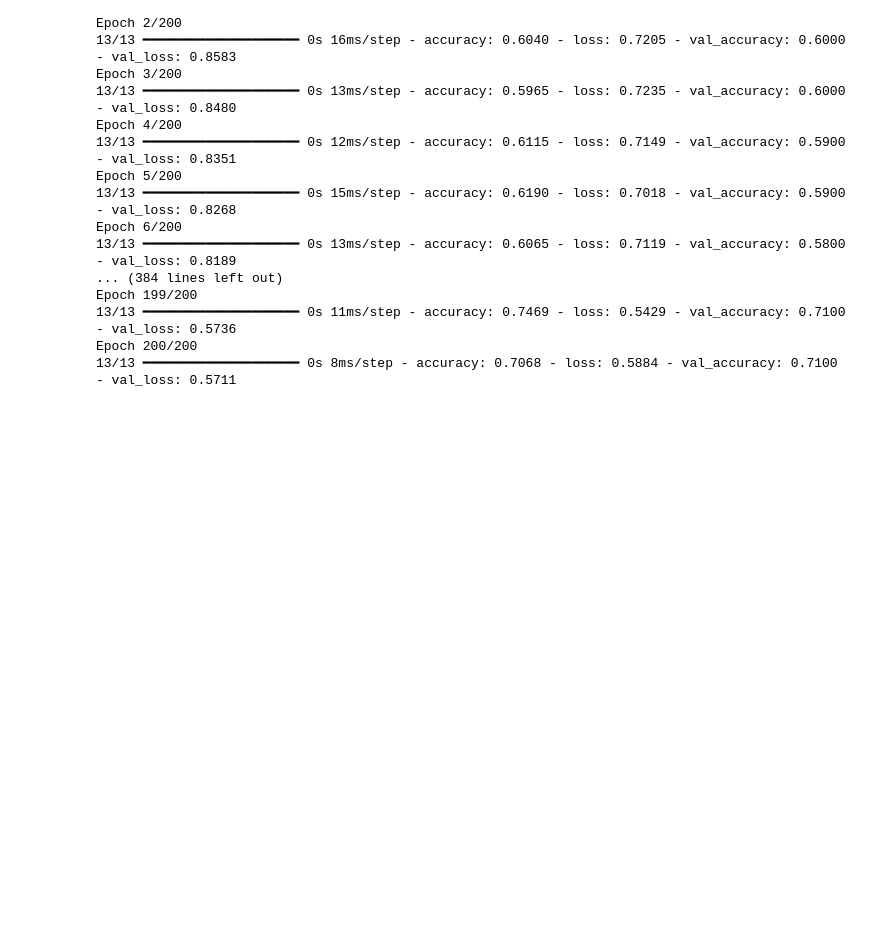
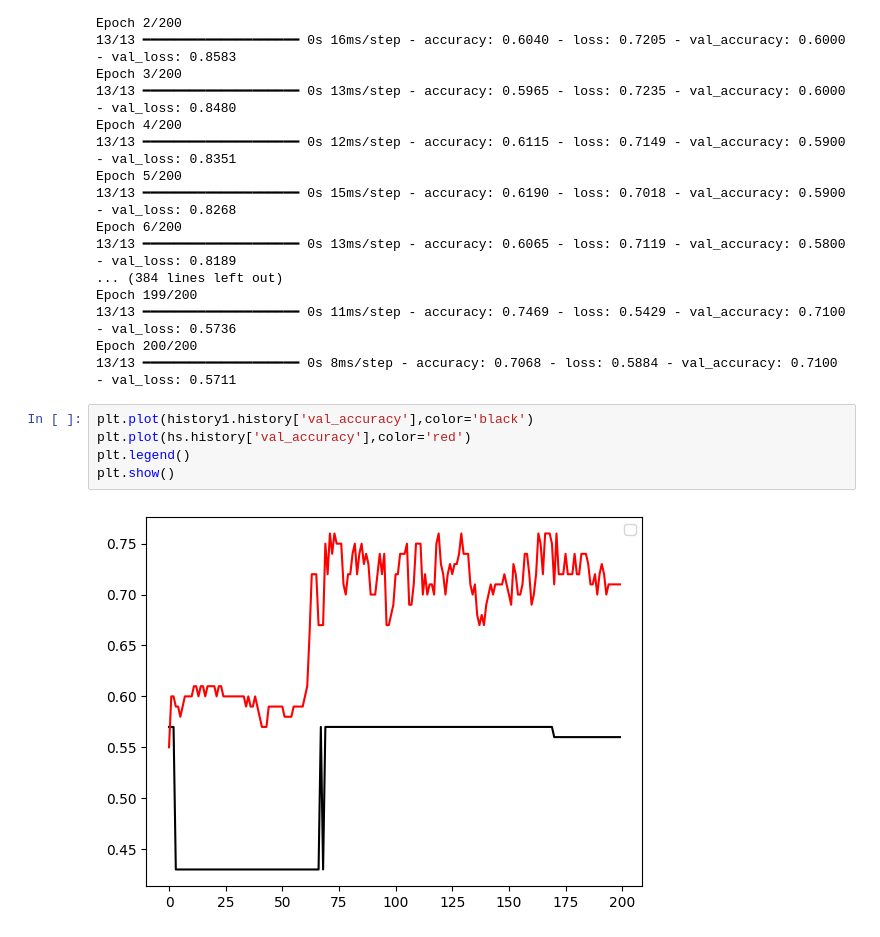
Before and after one commit to Aaaaddddyyyyyyyy/Deep-Learning, a Jupyter notebook: Batch_normalization.ipynb, the cells around one changed output. Drawn from its saved outputs; the diff is of its cells as text; blank space fills up the shorter version.

```diff
--- a/Batch_normalization.ipynb
+++ b/Batch_normalization.ipynb
@@ -127,3 +127,10 @@ Epoch 199/200
 13/13 ━━━━━━━━━━━━━━━━━━━━ 0s 11ms/step - accuracy: 0.7469 - loss: 0.5429 - val_accuracy: 0.7100 - val_loss: 0.5736
 Epoch 200/200
 13/13 ━━━━━━━━━━━━━━━━━━━━ 0s 8ms/step - accuracy: 0.7068 - loss: 0.5884 - val_accuracy: 0.7100 - val_loss: 0.5711
+# %%
+plt.plot(history1.history['val_accuracy'],color='black')
+plt.plot(hs.history['val_accuracy'],color='red')
+plt.legend()
+plt.show()
+# %% [output]
+[figure, added]
```
